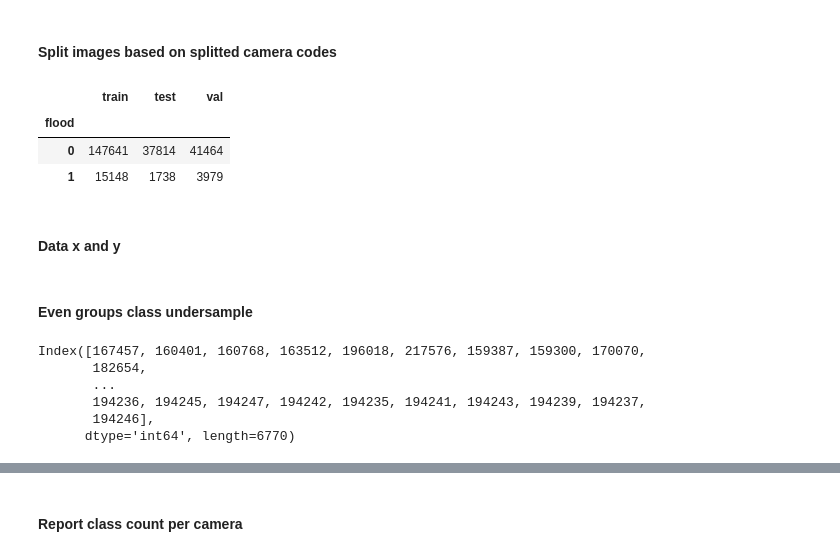
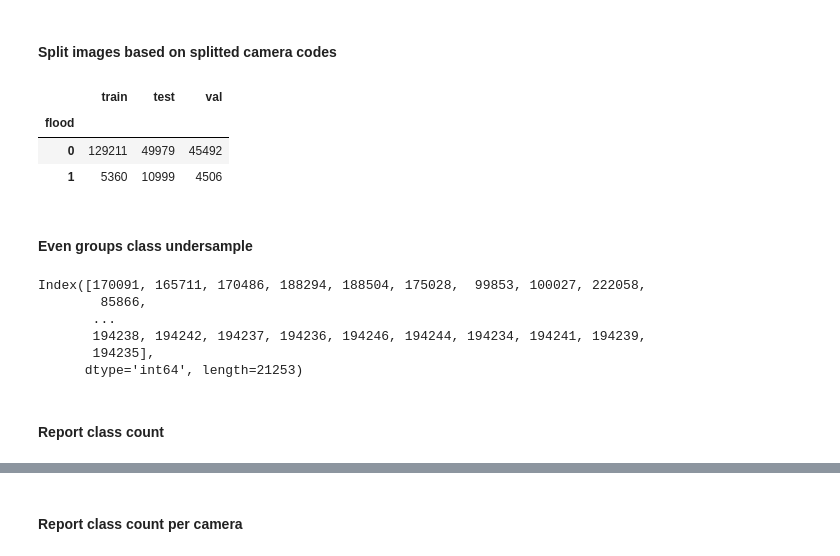
Before and after one commit to luisresende13/octa-flood-images, a Jupyter notebook: Split + Copy Images to Folder.ipynb, the cells around one changed output, grey strips where cells are left out. Drawn from its saved outputs; the diff is of its cells as text; code cells hidden in the pictures.

```diff
--- a/Split + Copy Images to Folder.ipynb
+++ b/Split + Copy Images to Folder.ipynb
@@ -228,9 +230,9 @@ def group_class_count_plot(y, groups, train_index, test_index, val_index):
 # %%
-codes = data['code'].unique().tolist()
-codes_1 = data[data['flood'] == 1.0]['code'].unique().tolist()
+codes = groups.unique().tolist()
+codes_1 = data[y == 1.0]['code'].unique().tolist()
 codes_0 = list(set(codes).difference(codes_1))
 
-print('All cameras:', len(codes))
+print('Total cameras:', len(codes))
 print('Cameras with positive class:', len(codes_1))
 print('Cameras without positive class:', len(codes_0))
 # %% [output]
@@ -297,17 +307,15 @@ codes_val: [1383.0, 58.0, 183.0, 3269.0, 2165.0]
 # %%
 data_train = data[data['code'].isin(codes_train)]
 data_test = data[data['code'].isin(codes_test)]
 data_val = data[data['code'].isin(codes_val)]
 
 display(pd.concat([
-    train['flood'].value_counts().to_frame('train'),
-    test['flood'].value_counts().to_frame('test'),
-    val['flood'].value_counts().to_frame('val')
+    data_train['flood'].value_counts().to_frame('train'),
+    data_test['flood'].value_counts().to_frame('test'),
+    data_val['flood'].value_counts().to_frame('val')
 ], axis=1))
 # %% [output]
 |  | train | test | val |
 | flood |  |  |  |
-| 0 | 147641 | 37814 | 41464 |
-| 1 | 15148 | 1738 | 3979 |
+| 0 | 129211 | 49979 | 45492 |
+| 1 | 5360 | 10999 | 4506 |
-# %% [markdown]
-#### Data x and y
@@ -318,14 +322,16 @@ groups = data['code']
 # %% [markdown]
 #### Even groups class undersample
 # %%
-x_even, y_even, groups_even = group_even_class_undersample(x, y, groups, n=30, random_state=random_state)
-y_multi_even = Y_multi.loc[y_even.index]
+x_even, y_even, groups_even = group_even_class_undersample(x, y, groups, n=100, random_state=random_state)
+y_multi_even = y_multi.loc[y_even.index]
 
 display(y_even.index)
 # %% [output]
-Index([167457, 160401, 160768, 163512, 196018, 217576, 159387, 159300, 170070,
-       182654,
+Index([170091, 165711, 170486, 188294, 188504, 175028,  99853, 100027, 222058,
+        85866,
        ...
-       194236, 194245, 194247, 194242, 194235, 194241, 194243, 194239, 194237,
-       194246],
-      dtype='int64', length=6770)
+       194238, 194242, 194237, 194236, 194246, 194244, 194234, 194241, 194239,
+       194235],
+      dtype='int64', length=21253)
+# %% [markdown]
+#### Report class count
```
Also changed, not shown: parts of 69 cells of this notebook, 3 other files.
